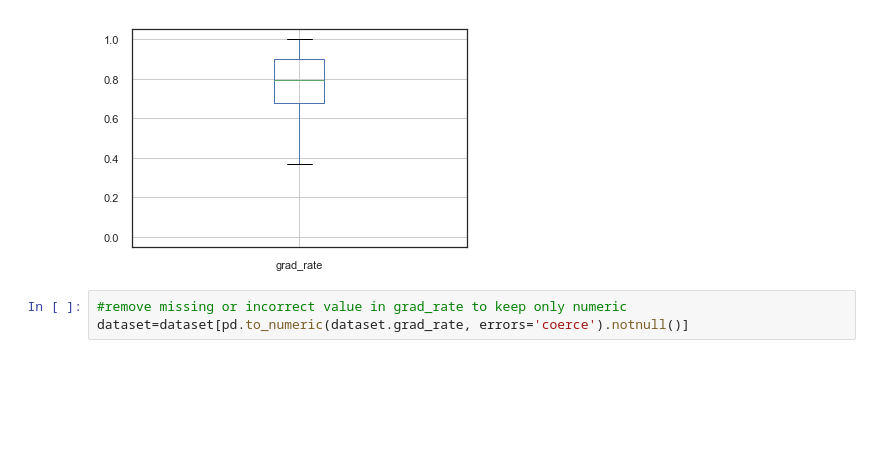
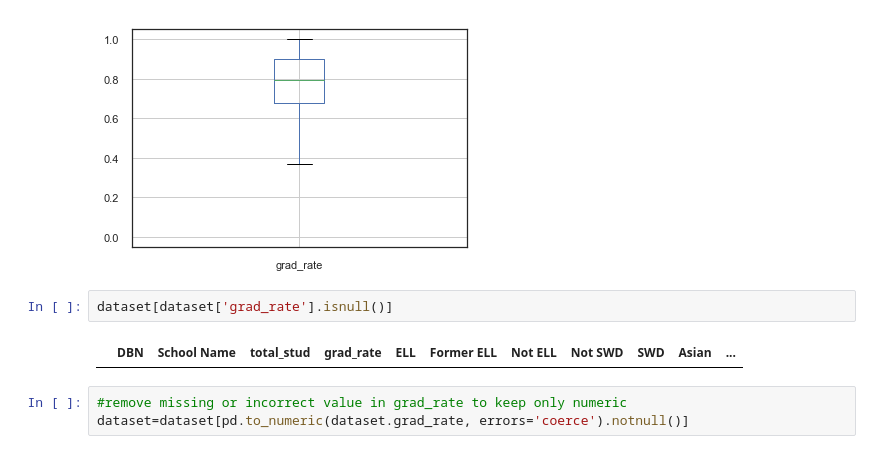
Before and after one commit to jkarma0920/FabJayProject, a Jupyter notebook: GraduationModel4.ipynb, the cells around one changed output. Cells and saved outputs as stored; diff of their text form; blank space fills up the shorter version.

```diff
--- a/GraduationModel4.ipynb
+++ b/GraduationModel4.ipynb
@@ -253,6 +230,10 @@ dataset.boxplot(['grad_rate'])
 # %% [output]
 <matplotlib.axes._subplots.AxesSubplot at 0x...>
 [figure]
+# %%
+dataset[dataset['grad_rate'].isnull()]
+# %% [output]
+|  | DBN | School Name | total_stud | grad_rate | ELL | Former ELL | Not ELL | Not SWD | SWD | Asian | ... |
 # %%
 #remove missing or incorrect value in grad_rate to keep only numeric
 dataset=dataset[pd.to_numeric(dataset.grad_rate, errors='coerce').notnull()]
```
Also changed, not shown: parts of 14 cells of this notebook, 9 other files.
